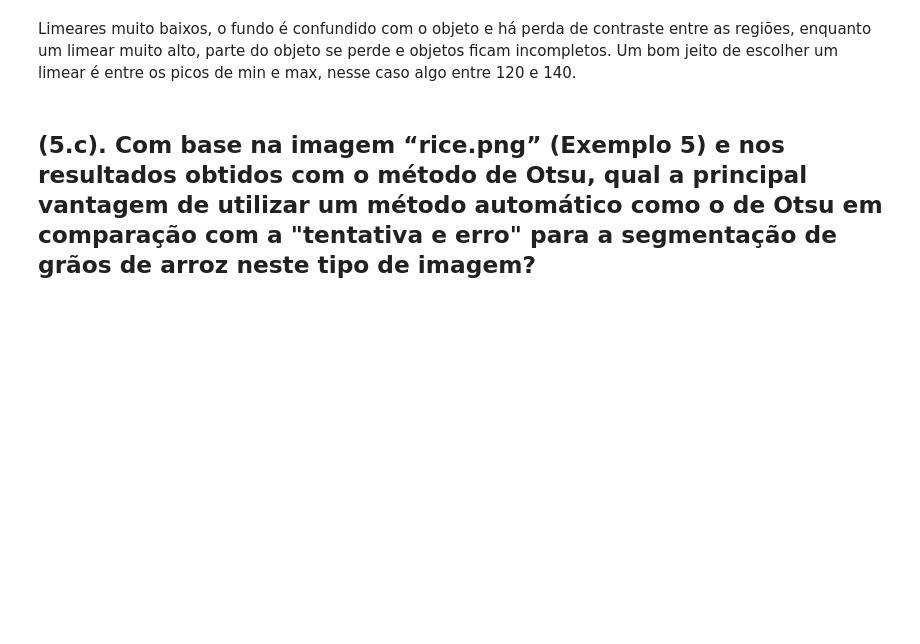
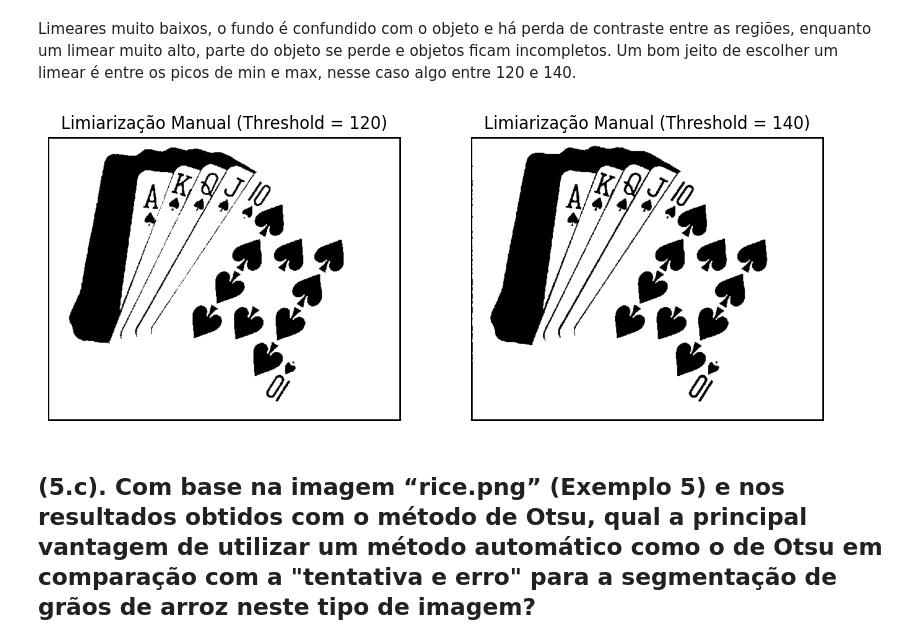
Before and after one commit to yoochuua/Processamento-digital-imagens, a Jupyter notebook: Lab6/relatorio_lab6.ipynb, the cells around one changed output. Saved outputs shown, nothing was run; the diff lists cells and outputs as text; code cells hidden in the pictures; blank space fills up the shorter version.

```diff
--- a/Lab6/relatorio_lab6.ipynb
+++ b/Lab6/relatorio_lab6.ipynb
@@ -180,6 +180,26 @@ plt.show()
 [figure]
 # %% [markdown]
 Limeares muito baixos, o fundo é confundido com o objeto e há perda de contraste entre as regiões, enquanto um limear muito alto, parte do objeto se perde e objetos ficam incompletos. Um bom jeito de escolher um limear é entre os picos de min e max, nesse caso algo entre 120 e 140.
+# %%
+img2_gray = cv2.cvtColor(img2, cv2.COLOR_RGBA2GRAY)
+
+_, img2_manual_thresh_120 = cv2.threshold(img2_gray, 120, 255, cv2.THRESH_BINARY)
+_, img2_manual_thresh_140 = cv2.threshold(img2_gray, 140, 255, cv2.THRESH_BINARY)
+
+plt.figure(figsize=(10, 5))
+plt.subplot(1, 2, 1)
+plt.imshow(img2_manual_thresh_120, cmap='gray')
+plt.title(f'Limiarização Manual (Threshold = {120})')
+plt.axis('off')
+
+plt.subplot(1, 2, 2)
+plt.imshow(img2_manual_thresh_140, cmap='gray')
+plt.title(f'Limiarização Manual (Threshold = {140})')
+plt.axis('off')
+
+plt.show()
+# %% [output]
+[figure, added]
 # %% [markdown]
 
 (5.c). Com base na imagem “rice.png” (Exemplo 5) e nos resultados obtidos com o método de Otsu, qual a principal vantagem de utilizar um método automático como o de Otsu em comparação com a "tentativa e erro" para a segmentação de grãos de arroz neste tipo de imagem?
```
